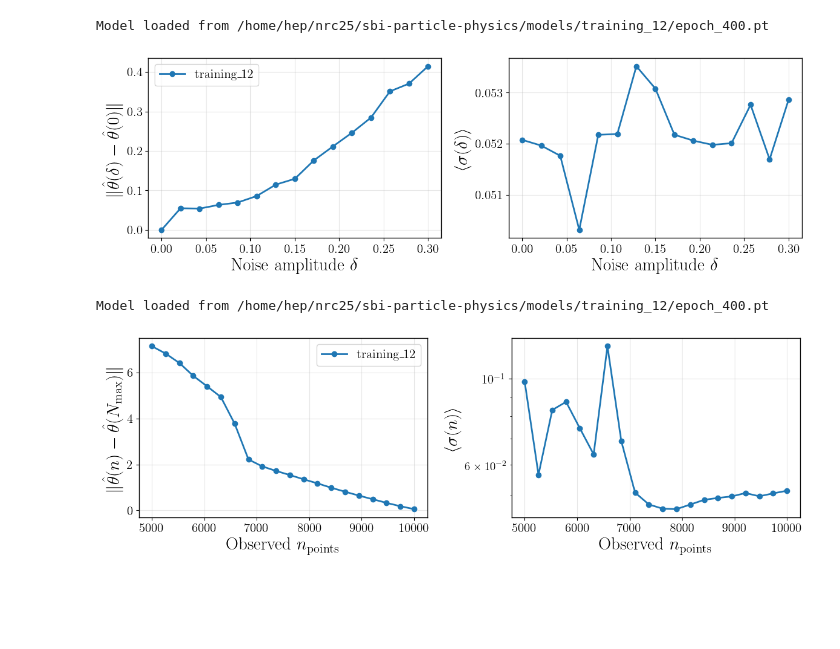
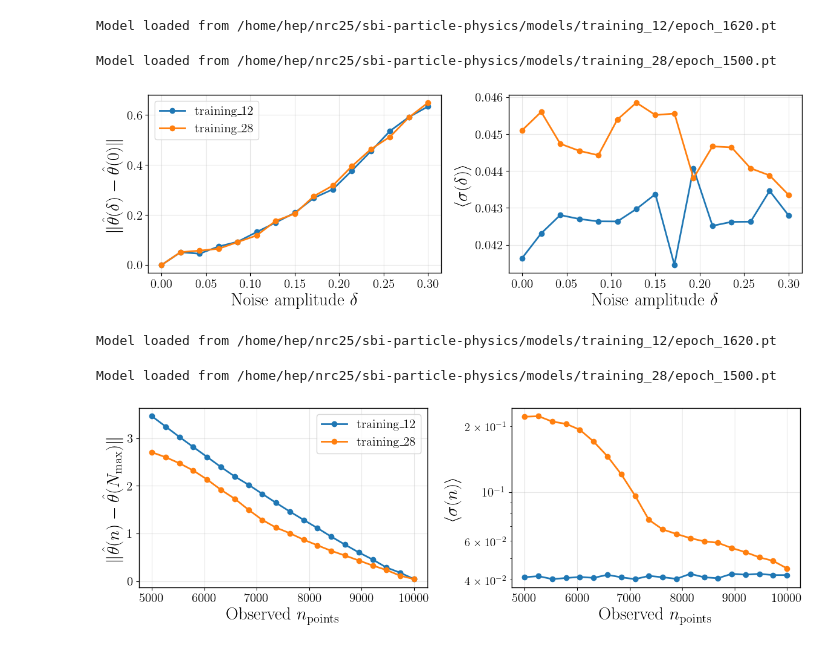
Before and after one commit to NilsCt/sbi-particle-physics, a Jupyter notebook: notebooks/improvements.ipynb, the cells around one changed output. Saved outputs shown, nothing was run; the diff lists cells and outputs as text; code cells hidden in the pictures; blank space fills up the shorter version.

```diff
--- a/notebooks/improvements.ipynb
+++ b/notebooks/improvements.ipynb
@@ -42,13 +103,15 @@ Model: training_12
 # %%
-directories_noise = [MODELS_DIR / f"training_{x}" for x in range(12,13)]
+directories_noise = [MODELS_DIR / f"training_12", MODELS_DIR / f"training_28"]
 noise_levels = np.linspace(0.0, 0.3, 15).tolist()
-Improvements.plot_robust_noise(directories_noise, device, raw_data, noise_levels=noise_levels, n_posterior_samples=n_posterior_samples)
+Improvements.plot_drift_by_noise(directories_noise, device, raw_data, noise_levels=noise_levels, n_posterior_samples=n_posterior_samples)
 # %% [output]
-Model loaded from /home/hep/nrc25/sbi-particle-physics/models/training_12/epoch_400.pt
+Model loaded from /home/hep/nrc25/sbi-particle-physics/models/training_12/epoch_1620.pt
+Model loaded from /home/hep/nrc25/sbi-particle-physics/models/training_28/epoch_1500.pt
-[figure, old version]
+[figure, new version]
 # %%
-directories_robust_npoints = [MODELS_DIR / f"training_{x}" for x in range(12,13)]
+directories_robust_npoints = [MODELS_DIR / f"training_12", MODELS_DIR / f"training_28"]
 Improvements.plot_robust_npoints(directories_robust_npoints, device, raw_data, n_posterior_samples=n_posterior_samples)
 # %% [output]
-Model loaded from /home/hep/nrc25/sbi-particle-physics/models/training_12/epoch_400.pt
+Model loaded from /home/hep/nrc25/sbi-particle-physics/models/training_12/epoch_1620.pt
+Model loaded from /home/hep/nrc25/sbi-particle-physics/models/training_28/epoch_1500.pt
-[figure, old version]
+[figure, new version]
```
Also changed, not shown: parts of 6 cells of this notebook, 33 other files.
